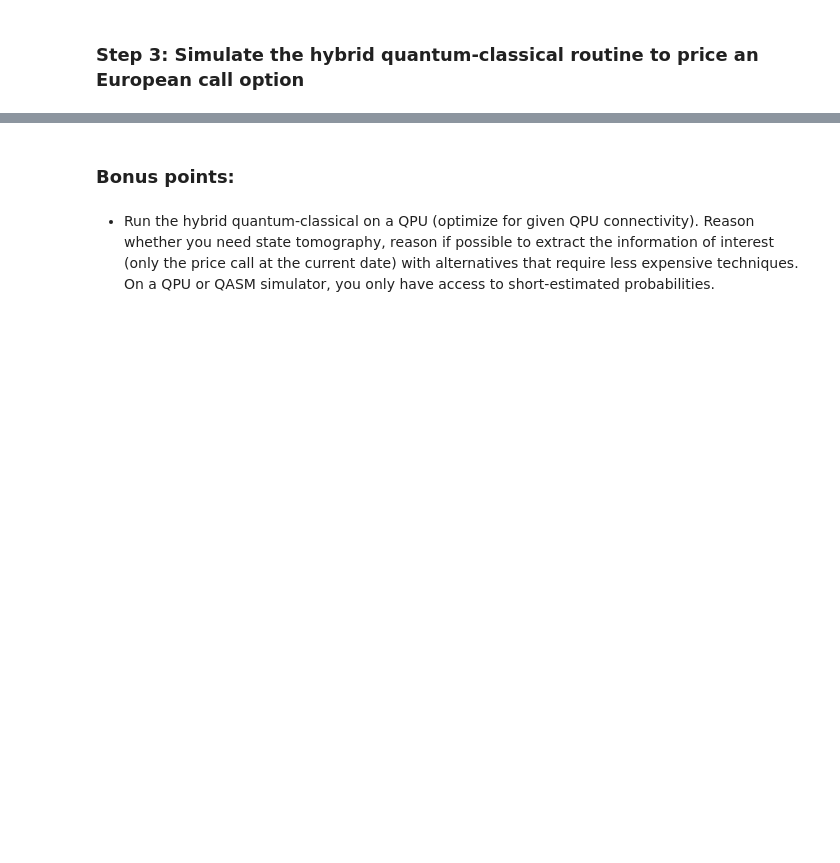
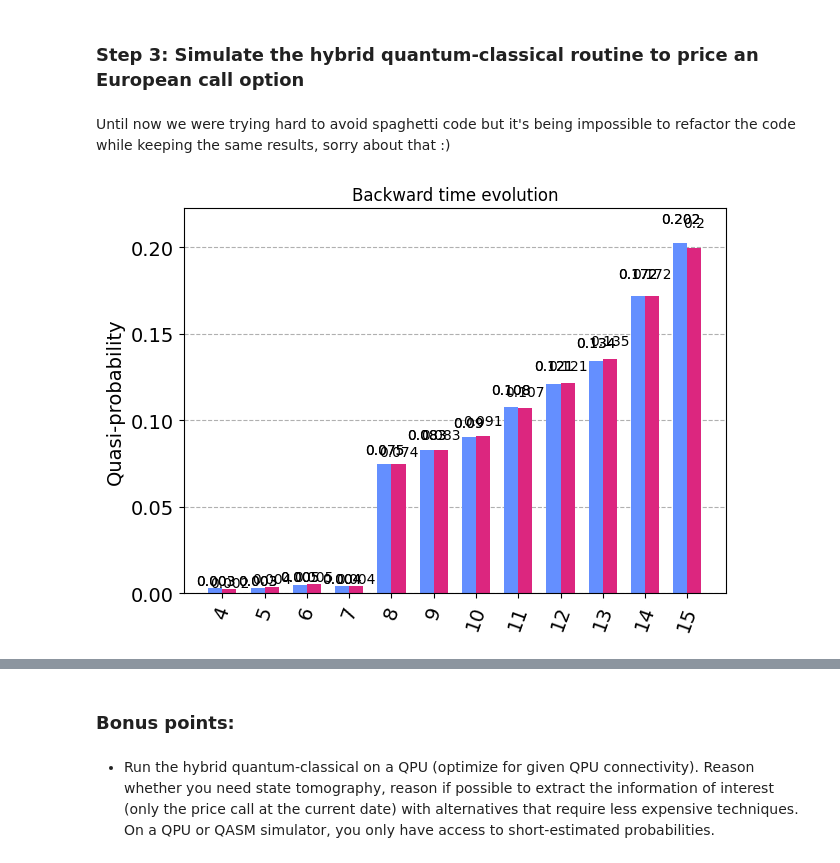
Before and after one commit to FelixXu35/Qisikit_Hackathon_BCN, a Jupyter notebook: Moodys_challenge_submission.ipynb, the cells around one changed output, grey strips where cells are left out. Saved outputs shown, nothing was run; the diff lists cells and outputs as text; code cells hidden in the pictures; blank space fills up the shorter version.

```diff
--- a/Moodys_challenge_submission.ipynb
+++ b/Moodys_challenge_submission.ipynb
@@ -128,2 +143,46 @@ plt.show()
 # %% [markdown]
 ### **Step 3**: Simulate the hybrid quantum-classical routine to price an European call option
+# %% [markdown]
+Until now we were trying hard to avoid spaghetti code but it's being impossible to refactor the code while keeping the same results, sorry about that :)
+# %%
+n_qubits=4
+rep=2
+
+H_fact = SparsePauliOp.from_operator(step1.hamiltonian(n_qbits, delta,  r, sigma))
+pauli_op = PauliSumOp.from_list(H_fact.to_list())
+param_vec = ParameterVector('θ', length=n_qubits + rep*(2*n_qubits-1))
+
+observable = pauli_op
+
+qc = step1.ansatz(optimization_result.x, n_qbits,rep)
+qc.measure_all()
+qc_t = transpile(qc,backend)
+
+final_result = backend.run(qc_t, shots=int(1e5)).result()
+counts = final_result.get_counts()
+
+qc = step1.ansatz(param_vec, n_qubits=n_qubits, rep=rep)
+
+time = 10
+
+evolution_problem = TimeEvolutionProblem(observable, time=time*sigma**2)
+var_qite = VarQITE(
+    ansatz=qc,
+    initial_parameters=optimization_result.x,
+)
+evolution_result = var_qite.evolve(evolution_problem)
+
+qc = evolution_result.evolved_state
+qc_t = transpile(qc, backend=backend)
+params_step = evolution_result.parameter_values[-1]
+
+qc = step1.ansatz(params=params_step, n_qubits=n_qubits, rep=rep)
+qc.measure_all()
+qc_t = transpile(qc, backend)
+result_step = backend.run(qc_t, shots=int(1e5)).result()
+counts_step = result_step.get_counts()
+display(plot_histogram([step2.get_sorted_amplitudes(step2.counts_to_distr(counts)),
+                        step2.get_sorted_amplitudes(step2.counts_to_distr(counts_step))],
+                        title='Backward time evolution'))
+# %% [output]
+[figure, added]
```
Also changed, not shown: parts of 18 cells of this notebook, 2 other files.
